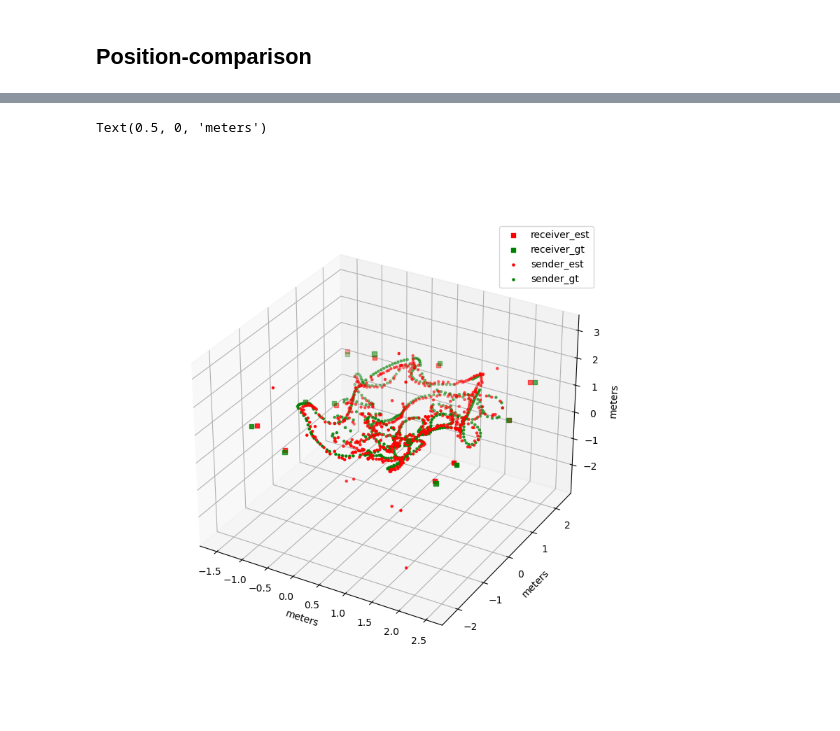
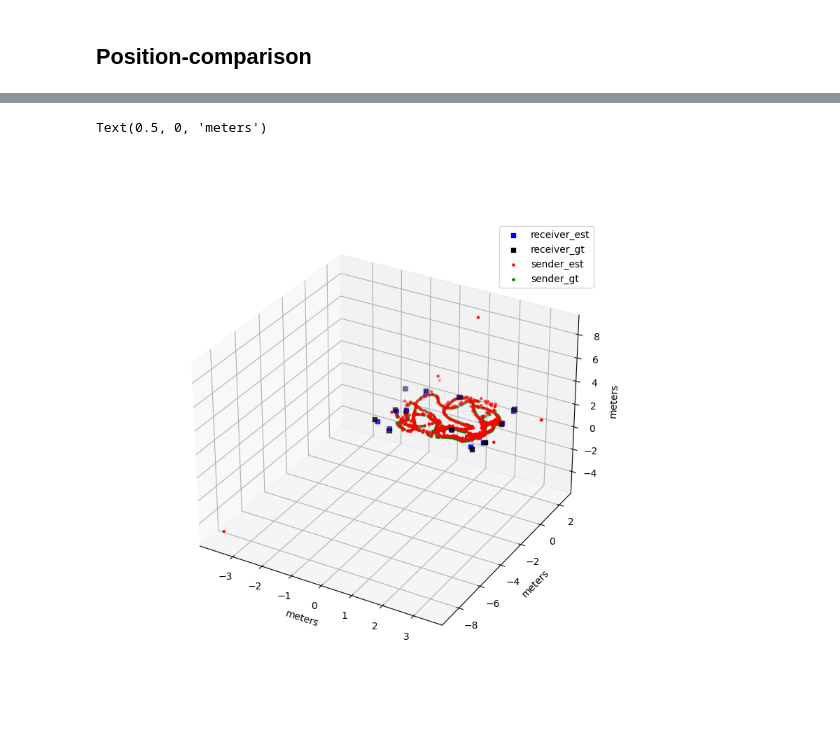
Before and after one commit to Etomer/structure-from-sound-python, a Jupyter notebook: slask/visualize_result.ipynb, the cells around one changed output, grey strips where cells are left out. Cells and saved outputs as stored; diff of their text form; code cells hidden in the pictures.

```diff
--- a/slask/visualize_result.ipynb
+++ b/slask/visualize_result.ipynb
@@ -25,7 +25,7 @@ from src import tdoa_datasets_module
 ## Config
 # %%
 dataset_name = "tdoa_20201016"
-experiment_name = "music_0015"
+experiment_name = "music_0014"
 
 approx_room_size = 10  # meters
 
@@ -89,27 +107,27 @@ plt.hist(res[res < 1], 100)
 # %%
-%matplotlib ipympl
+%matplotlib widget
 
 fig = plt.figure(figsize=(8, 8))
 ax = fig.add_subplot(projection='3d')
 
 
 ax.scatter(receiver_positions[:, 0],
-           receiver_positions[:, 1], receiver_positions[:, 2], c='r', marker="s")
+           receiver_positions[:, 1], receiver_positions[:, 2], c='b', marker="s")
 ax.scatter(receiver_gt_positions[:, 0],
-           receiver_gt_positions[:, 1], receiver_gt_positions[:, 2], c='g', marker="s")
+           receiver_gt_positions[:, 1], receiver_gt_positions[:, 2], c='k', marker="s")
 
 
 reasonable_ind = np.all(np.logical_and(
     sender_positions < approx_room_size, sender_positions > -approx_room_size), axis=1)
 ax.scatter(sender_positions[reasonable_ind, 0],
            sender_positions[reasonable_ind, 1], sender_positions[reasonable_ind, 2], c='r', marker=".")
 ax.scatter(sender_gt_positions[:, 0], sender_gt_positions[:, 1],
            sender_gt_positions[:, 2], c='g', marker=".")
 ax.legend(["receiver_est", "receiver_gt", "sender_est", "sender_gt"])
 
 ax.set_xlabel('meters')
 ax.set_ylabel('meters')
 ax.set_zlabel('meters')
 # %% [output]
 Text(0.5, 0, 'meters')
-[figure, old version]
+[figure, new version]
```
Also changed, not shown: parts of 4 cells of this notebook.
